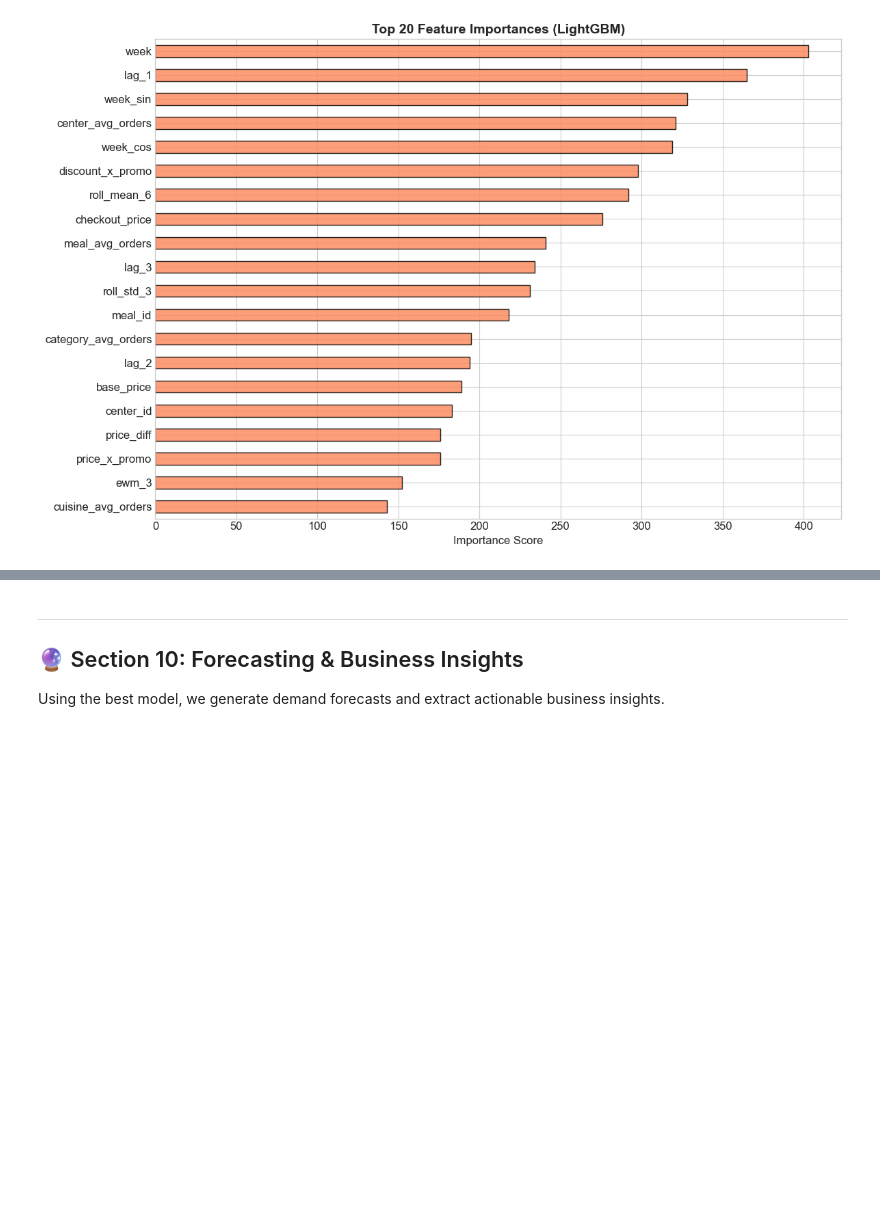
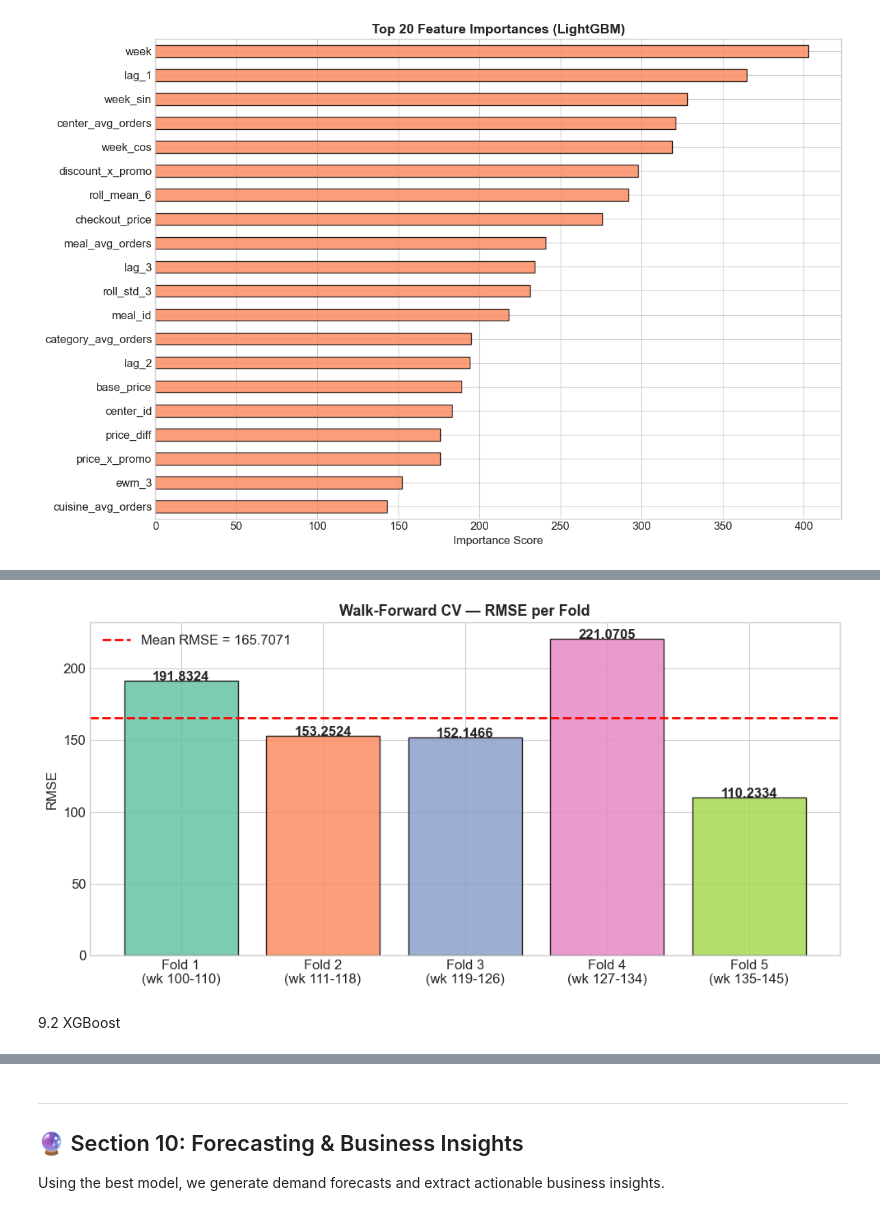
Before and after one commit to sandipan-ds/restaurant_inventory_optimzation, a Jupyter notebook: notebook/demand_forecasting.ipynb, the cells around one changed output, grey strips where cells are left out. Saved outputs shown, nothing was run; the diff lists cells and outputs as text; code cells hidden in the pictures; blank space fills up the shorter version.

```diff
--- a/notebook/demand_forecasting.ipynb
+++ b/notebook/demand_forecasting.ipynb
@@ -2103,15 +2122,30 @@ print(f'  Mean R2:    {np.mean(fold_r2s):.4f} ± {np.std(fold_r2s):.4f}')
 # %%
-# Visualize walk-forward performance
-fig, ax = plt.subplots(figsize=(10, 5))
-fold_labels = [f'Fold {i+1}\n(wk {b[0]}-{b[1]})' for i, b in enumerate(fold_boundaries[:len(fold_rmsles)])]
-bars = ax.bar(fold_labels, fold_rmsles, color=PALETTE[:len(fold_rmsles)], edgecolor='black', alpha=0.85)
-ax.axhline(np.mean(fold_rmsles), color='red', linestyle='--', linewidth=2, label=f'Mean RMSLE = {np.mean(fold_rmsles):.4f}')
-for bar, val in zip(bars, fold_rmsles):
-    ax.text(bar.get_x() + bar.get_width()/2, bar.get_height() + 0.001,
-            f'{val:.4f}', ha='center', fontweight='bold')
-ax.set_title('Walk-Forward CV — RMSLE per Fold', fontsize=13, fontweight='bold')
-ax.set_ylabel('RMSLE')
-ax.legend()
-plt.tight_layout()
-plt.savefig('walk_forward_cv.png', dpi=150, bbox_inches='tight')
-plt.show()
+# # Visualize walk-forward performance
+# fig, ax = plt.subplots(figsize=(10, 5))
+
+# # Swapped fold_rmsles to fold_rmses
+# fold_labels = [f'Fold {i+1}\n(wk {b[0]}-{b[1]})' for i, b in enumerate(fold_boundaries[:len(fold_rmses)])]
+# bars = ax.bar(fold_labels, fold_rmses, color=PALETTE[:len(fold_rmses)], edgecolor='black', alpha=0.85)
+
+# # Updated label to Mean RMSE
+# ax.axhline(np.mean(fold_rmses), color='red', linestyle='--', linewidth=2, label=f'Mean RMSE = {np.mean(fold_rmses):.4f}')
+
+# for bar, val in zip(bars, fold_rmses):
+#     # You might need to adjust the '+ 0.001' offset here depending on how large your RMSE values are
+#     # compared to your old RMSLE values so the text doesn't overlap the bars weirdly.
+#     ax.text(bar.get_x() + bar.get_width()/2, bar.get_height() + 0.001,
+#             f'{val:.4f}', ha='center', fontweight='bold')
+
+# # Updated title and Y-axis label
+# ax.set_title('Walk-Forward CV — RMSE per Fold', fontsize=13, fontweight='bold')
+# ax.set_ylabel('RMSE')
+# ax.legend()
+# plt.tight_layout()
+
+# # Saving the plot (Note: still pointing to the random_forest folder from your snippet)
+# plt.savefig('best_hyperparameters_with_result/random_forest/walk_forward_cv.png', dpi=150, bbox_inches='tight')
+# plt.show()
+# %% [output]
+[figure, added]
+# %% [markdown]
+9.2 XGBoost
```
Also changed, not shown: parts of 20 cells of this notebook, 9 other files.
